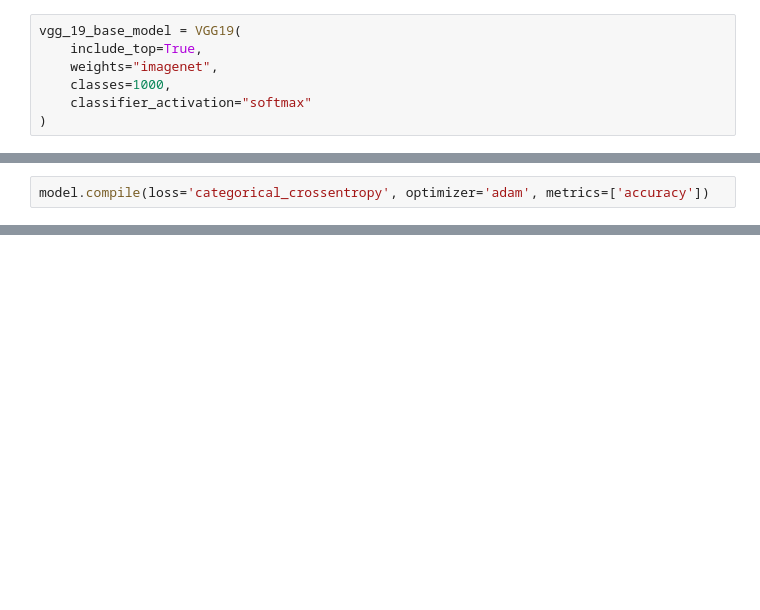
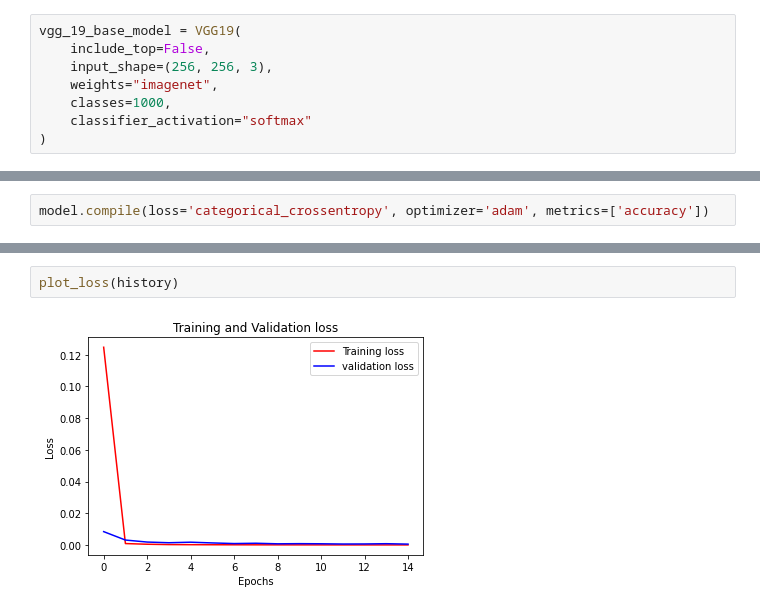
Before and after one commit to W1ckedD/covid_CT_Scan_classification_deep, a Jupyter notebook: 004.ipynb, the cells around one changed output, grey strips where cells are left out. Drawn from its saved outputs; the diff is of its cells as text; blank space fills up the shorter version.

```diff
--- a/004.ipynb
+++ b/004.ipynb
@@ -42,7 +42,8 @@ test_batch = ImageDataGenerator(rescale=1/255).flow_from_directory(
 Found 602 images belonging to 2 classes.
 # %%
 vgg_19_base_model = VGG19(
-    include_top=True,
+    include_top=False,
+    input_shape=(256, 256, 3),
     weights="imagenet",
     classes=1000,
     classifier_activation="softmax"
@@ -88,0 +124,4 @@ plot_accuracy(history)
+# %%
+plot_loss(history)
+# %% [output]
+[figure, added]
```
Also changed, not shown: parts of 7 cells of this notebook.
